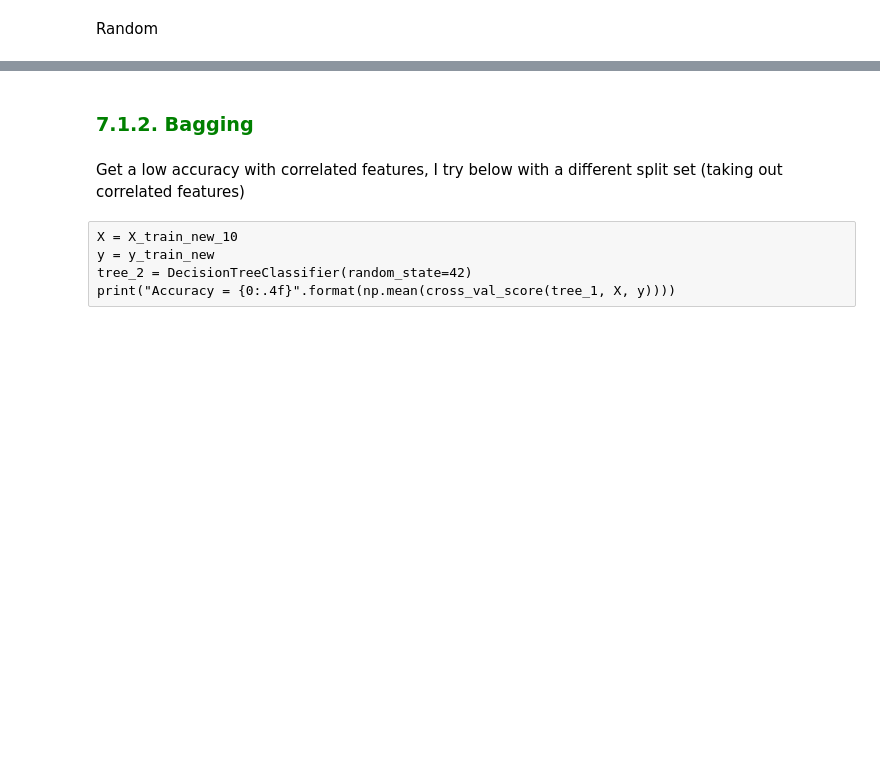
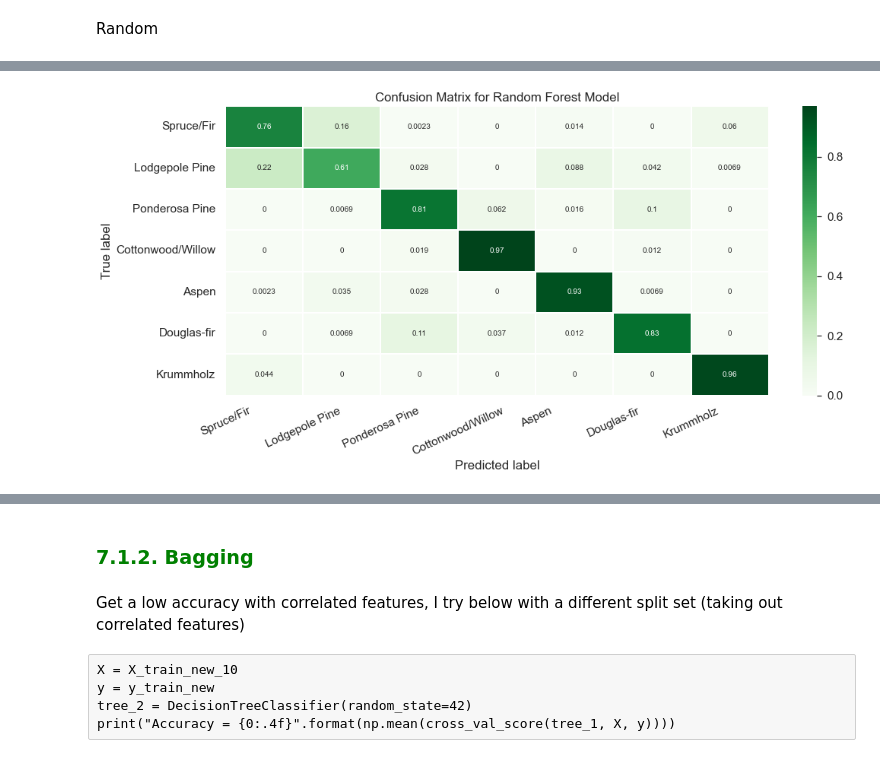
Before and after one commit to callysthenes/forest_cover_type_detector, a Jupyter notebook: group_assignment/forest_cover_type_detector_gr_a_Part3.ipynb, the cells around one changed output, grey strips where cells are left out. Saved outputs shown, nothing was run; the diff lists cells and outputs as text; code cells hidden in the pictures; blank space fills up the shorter version.

```diff
--- a/group_assignment/forest_cover_type_detector_gr_a_Part3.ipynb
+++ b/group_assignment/forest_cover_type_detector_gr_a_Part3.ipynb
@@ -411,0 +595,7 @@ def plot_tree(tree, feature_names):
+# %%
+# fitting
+xgboost2.fit(X_train_new, y_train1, early_stopping_rounds=40, eval_metric="merror", eval_set=[(X_val_new, y_val1)])
+pred = xgboost2.predict(X_val_new)
+
+accuracy = accuracy_score(y_val1t, pred);
+print ('accuracy:%0.2f%%'%(accuracy*100))
@@ -411,0 +717,21 @@ def plot_tree(tree, feature_names):
+# %%
+#XGBOOST
+
+# fit the model with the training data
+xgboost.fit(X_train_new,y_train1)
+
+# predict the target on the train dataset
+predict_train = search.predict(X_train_new)
+print('\nTarget on train data',predict_train)
+
+# Accuracy Score on train dataset
+accuracy_train = accuracy_score(y_train1,predict_train)
+print('\naccuracy_score on train dataset : ', accuracy_train)
+
+# predict the target on the test dataset
+predict_test = search.predict(X_val_new)
+print('\nTarget on test data',predict_test)
+
+# Accuracy Score on test dataset
+accuracy_test = accuracy_score(y_val_new,predict_test)
+print('\nAccuracy on test dataset : ', accuracy_test)
@@ -411,0 +746,15 @@ def plot_tree(tree, feature_names):
+# %%
+from scipy.stats import uniform, randint
+from sklearn.model_selection import RandomizedSearchCV
+
+params = {
+    "colsample_bytree": uniform(0.7, 0.3),
+    "gamma": uniform(0, 0.5),
+    "learning_rate": uniform(0.03, 0.3), # default 0.1
+    "max_depth": randint(2, 6), # default 3
+    "n_estimators": randint(100, 150), # default 100
+    "subsample": uniform(0.6, 0.4)
+}
+
+search = RandomizedSearchCV(xgboost, param_distributions=params, random_state=42, n_iter=200, cv=5, verbose=1, n_jobs=1, return_train_score=True)
+search.fit(X_train_new, y_train1)
@@ -442,26 +796,28 @@ forest.score(X_val_new,y_val_new)
 y_pred_test_forest = forest.predict(X_val_new)
 # %%
 # Get and reshape confusion matrix data
-matrix = confusion_matrix(y_val, y_pred_test_forest)
+matrix = confusion_matrix(y_val_new, y_pred_test_forest)
 matrix = matrix.astype('float') / matrix.sum(axis=1)[:, np.newaxis]
 
 # Build the plot
 plt.figure(figsize=(16,7))
 sns.set(font_scale=1.4)
 sns.heatmap(matrix, annot=True, annot_kws={'size':10},
             cmap=plt.cm.Greens, linewidths=0.2)
 
 # Add labels to the plot
 class_names = ['Spruce/Fir', 'Lodgepole Pine', 'Ponderosa Pine',
                'Cottonwood/Willow', 'Aspen', 'Douglas-fir',
                'Krummholz']
 tick_marks = np.arange(len(class_names))
 tick_marks2 = tick_marks + 0.5
 plt.xticks(tick_marks, class_names, rotation=25)
 plt.yticks(tick_marks2, class_names, rotation=0)
 plt.xlabel('Predicted label')
 plt.ylabel('True label')
 plt.title('Confusion Matrix for Random Forest Model')
 plt.show()
+# %% [output]
+[figure, added]
 # %%
 print(classification_report(y_val_new, y_pred_test_forest))
```
Also changed, not shown: parts of 65 cells of this notebook, 5 other files.
